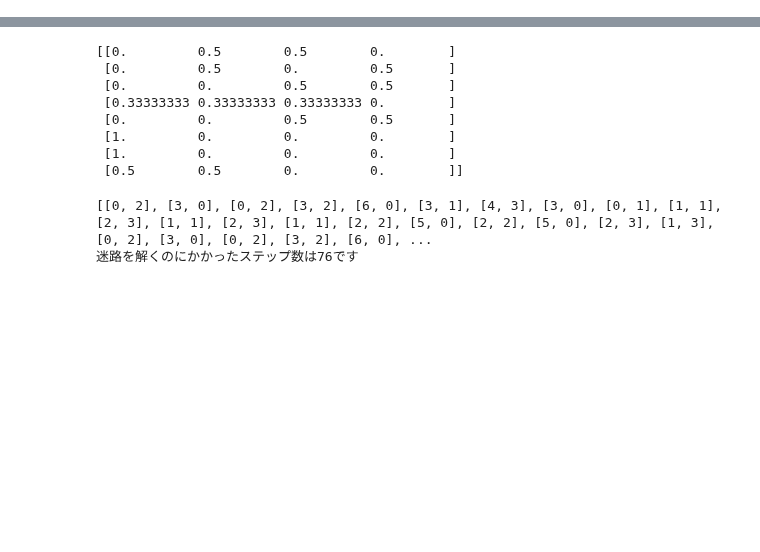
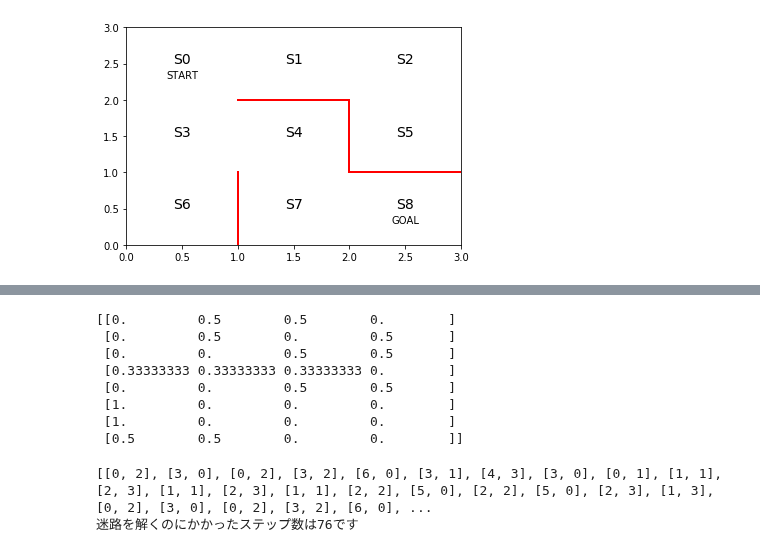
Before and after one commit to unagiinu2k/Deep-Reinforcement-Learning-Book, a Jupyter notebook: program/2_3_Policygradient.ipynb, the cells around one changed output, grey strips where cells are left out. Saved outputs shown, nothing was run; the diff lists cells and outputs as text; code cells hidden in the pictures; blank space fills up the shorter version.

```diff
--- a/program/2_3_Policygradient.ipynb
+++ b/program/2_3_Policygradient.ipynb
@@ -41,0 +49,4 @@ line, = ax.plot([0.5], [2.5], marker="o", color='g', markersize=60)
+# %%
+fig
+# %% [output]
+[figure, added]
```
Also changed, not shown: parts of 13 cells of this notebook, 1 other file.
